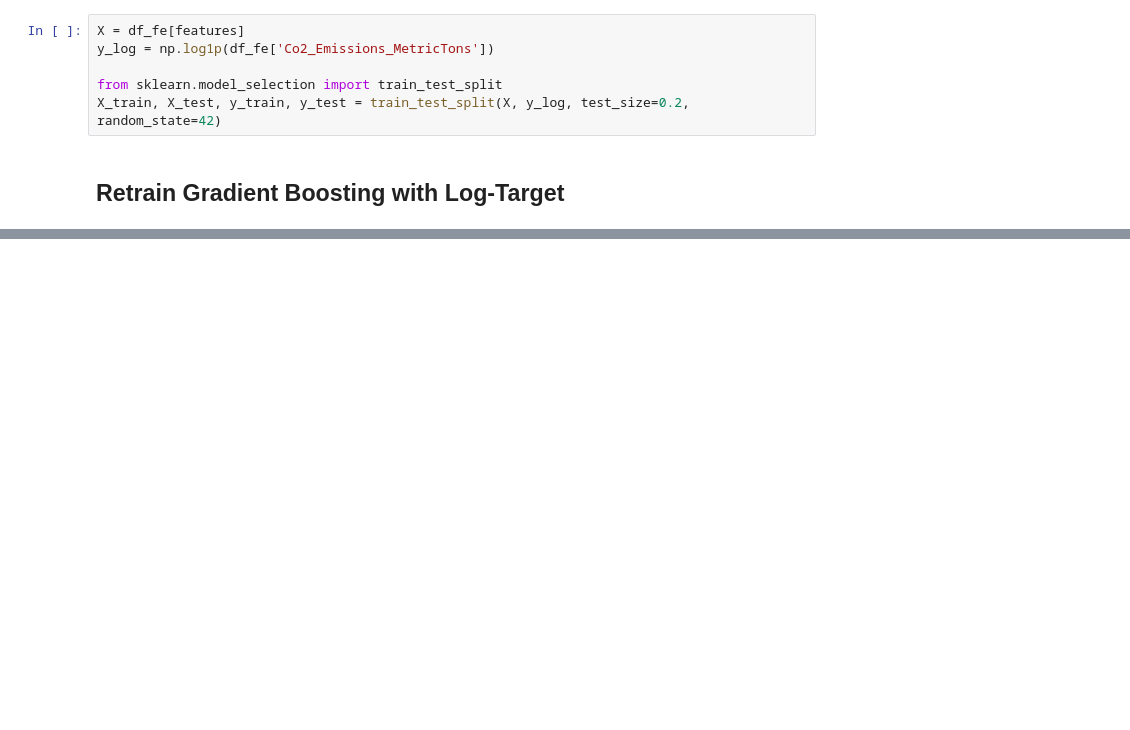
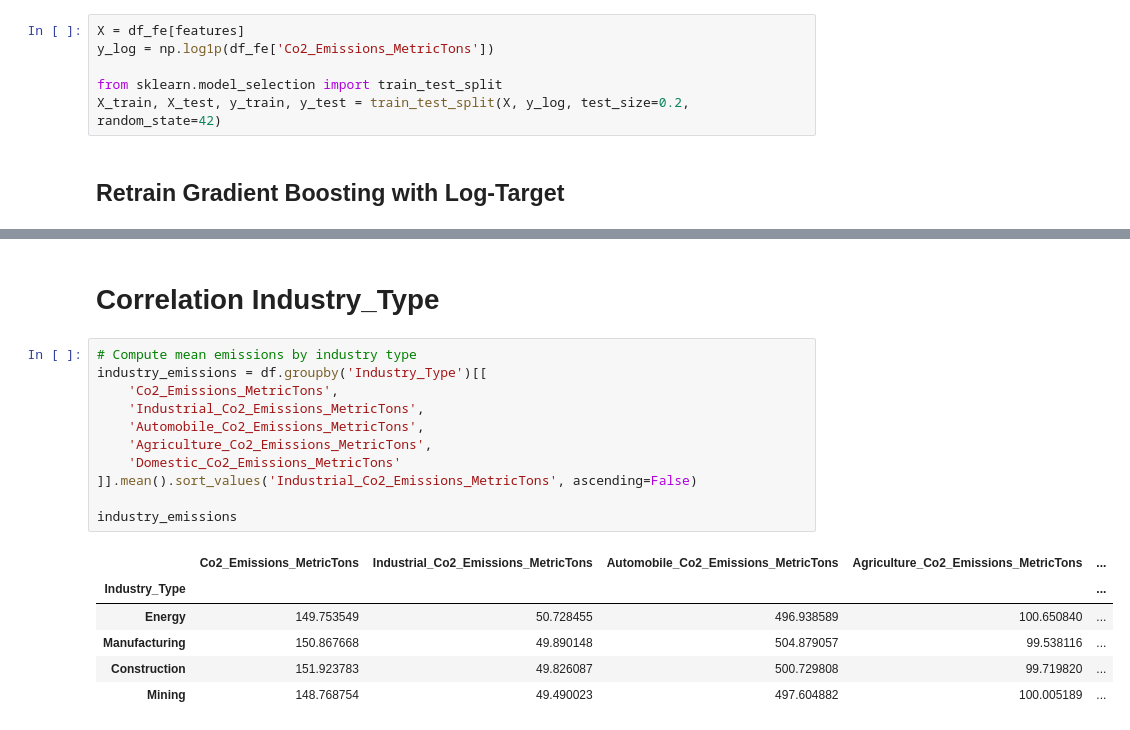
Before and after one commit to nmawulorm/iot-encryption-optimization, a Jupyter notebook: zulaiha/machine-learning.ipynb, the cells around one changed output, grey strips where cells are left out. Saved outputs shown, nothing was run; the diff lists cells and outputs as text; blank space fills up the shorter version.

```diff
--- a/zulaiha/machine-learning.ipynb
+++ b/zulaiha/machine-learning.ipynb
@@ -539,0 +600,20 @@ R² Score: -0.24
+# %% [markdown]
+# Correlation Industry_Type
+# %%
+# Compute mean emissions by industry type
+industry_emissions = df.groupby('Industry_Type')[[
+    'Co2_Emissions_MetricTons',
+    'Industrial_Co2_Emissions_MetricTons',
+    'Automobile_Co2_Emissions_MetricTons',
+    'Agriculture_Co2_Emissions_MetricTons',
+    'Domestic_Co2_Emissions_MetricTons'
+]].mean().sort_values('Industrial_Co2_Emissions_MetricTons', ascending=False)
+
+industry_emissions
+# %% [output]
+|  | Co2_Emissions_MetricTons | Industrial_Co2_Emissions_MetricTons | Automobile_Co2_Emissions_MetricTons | Agriculture_Co2_Emissions_MetricTons | ... |
+| Industry_Type |  |  |  |  | ... |
+| Energy | 149.753549 | 50.728455 | 496.938589 | 100.650840 | ... |
+| Manufacturing | 150.867668 | 49.890148 | 504.879057 | 99.538116 | ... |
+| Construction | 151.923783 | 49.826087 | 500.729808 | 99.719820 | ... |
+| Mining | 148.768754 | 49.490023 | 497.604882 | 100.005189 | ... |
```
Also changed, not shown: parts of 11 cells of this notebook.
